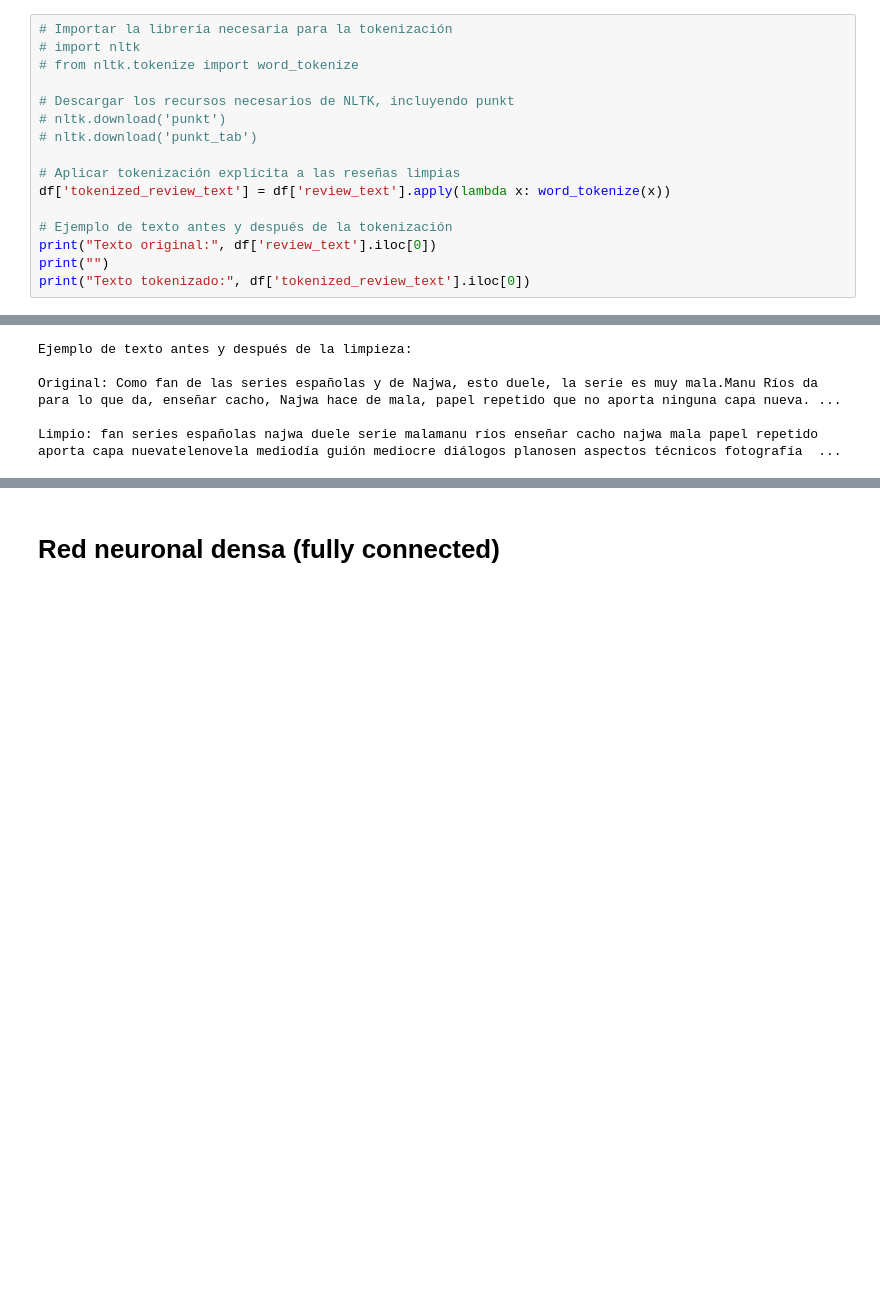
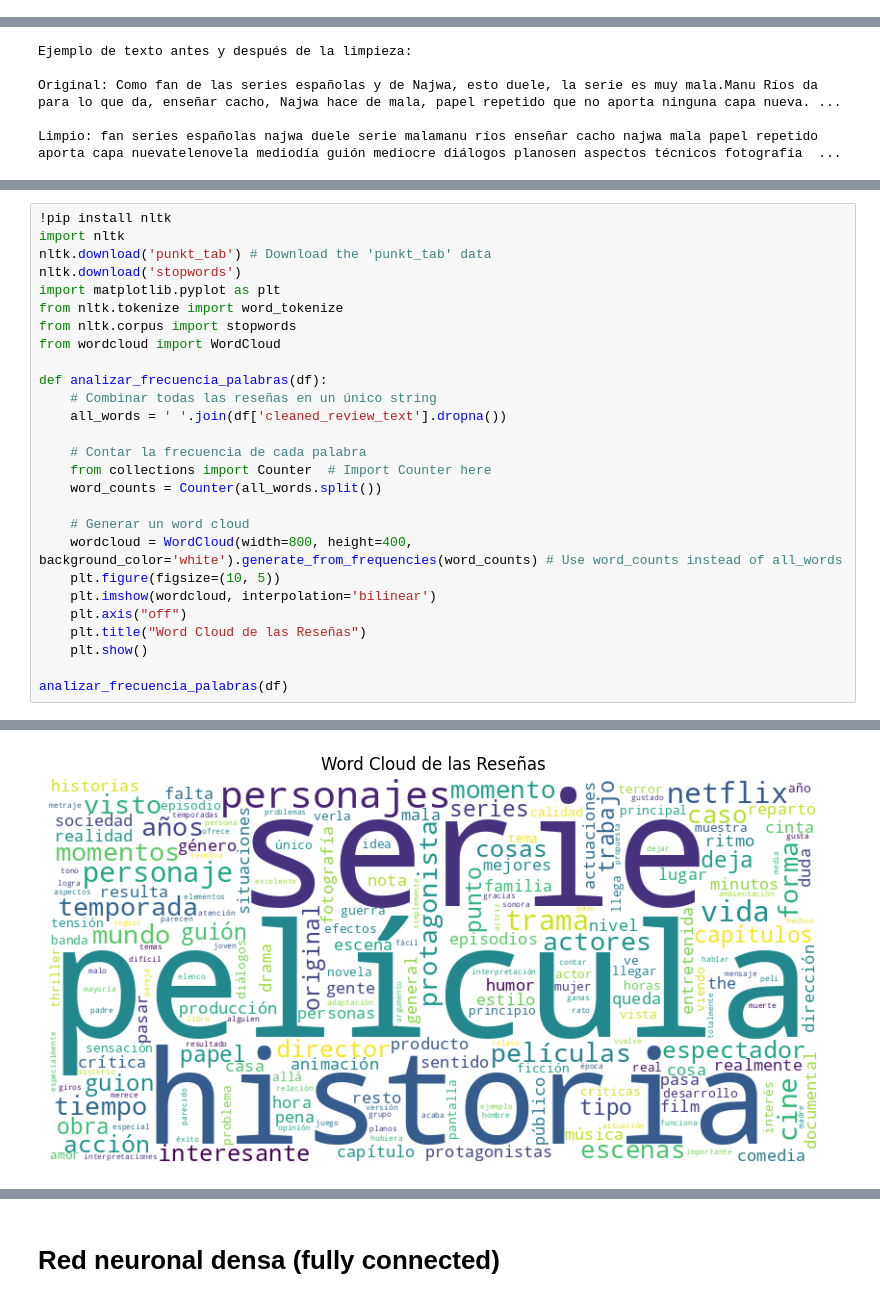
Before and after one commit to alehfernandez/Data-Science-III-NLP-Deep-Learning, a Jupyter notebook: Proyecto_DS_III_Entrega_Final_Fernandez_Alejandro.ipynb, the cells around one changed output, grey strips where cells are left out. Drawn from its saved outputs; the diff is of its cells as text; blank space fills up the shorter version.

```diff
--- a/Proyecto_DS_III_Entrega_Final_Fernandez_Alejandro.ipynb
+++ b/Proyecto_DS_III_Entrega_Final_Fernandez_Alejandro.ipynb
@@ -250,19 +180,3 @@ un: 34381
 es: 33191
 una: 32637
 [figure]
-# %%
-# Importar la librería necesaria para la tokenización
-# import nltk
-# from nltk.tokenize import word_tokenize
-
-# Descargar los recursos necesarios de NLTK, incluyendo punkt
-# nltk.download('punkt')
-# nltk.download('punkt_tab')
-
-# Aplicar tokenización explícita a las reseñas limpias
-df['tokenized_review_text'] = df['review_text'].apply(lambda x: word_tokenize(x))
-
-# Ejemplo de texto antes y después de la tokenización
-print("Texto original:", df['review_text'].iloc[0])
-print("")
-print("Texto tokenizado:", df['tokenized_review_text'].iloc[0])
@@ -349,3 +256,31 @@ personaje: 2602
 cine: 2509
 temporada: 2258
 [figure]
+# %%
+!pip install nltk
+import nltk
+nltk.download('punkt_tab') # Download the 'punkt_tab' data
+nltk.download('stopwords')
+import matplotlib.pyplot as plt
+from nltk.tokenize import word_tokenize
+from nltk.corpus import stopwords
+from wordcloud import WordCloud
+
+def analizar_frecuencia_palabras(df):
+    # Combinar todas las reseñas en un único string
+    all_words = ' '.join(df['cleaned_review_text'].dropna())
+
+    # Contar la frecuencia de cada palabra
+    from collections import Counter  # Import Counter here
+    word_counts = Counter(all_words.split())
+
+    # Generar un word cloud
+    wordcloud = WordCloud(width=800, height=400, background_color='white').generate_from_frequencies(word_counts) # Use word_counts instead of all_words
+    plt.figure(figsize=(10, 5))
+    plt.imshow(wordcloud, interpolation='bilinear')
+    plt.axis("off")
+    plt.title("Word Cloud de las Reseñas")
+    plt.show()
+
+analizar_frecuencia_palabras(df)
+# %% [output]
@@ -351,0 +296 @@ temporada: 2258
+[figure, added]
```
Also changed, not shown: parts of 21 cells of this notebook.
